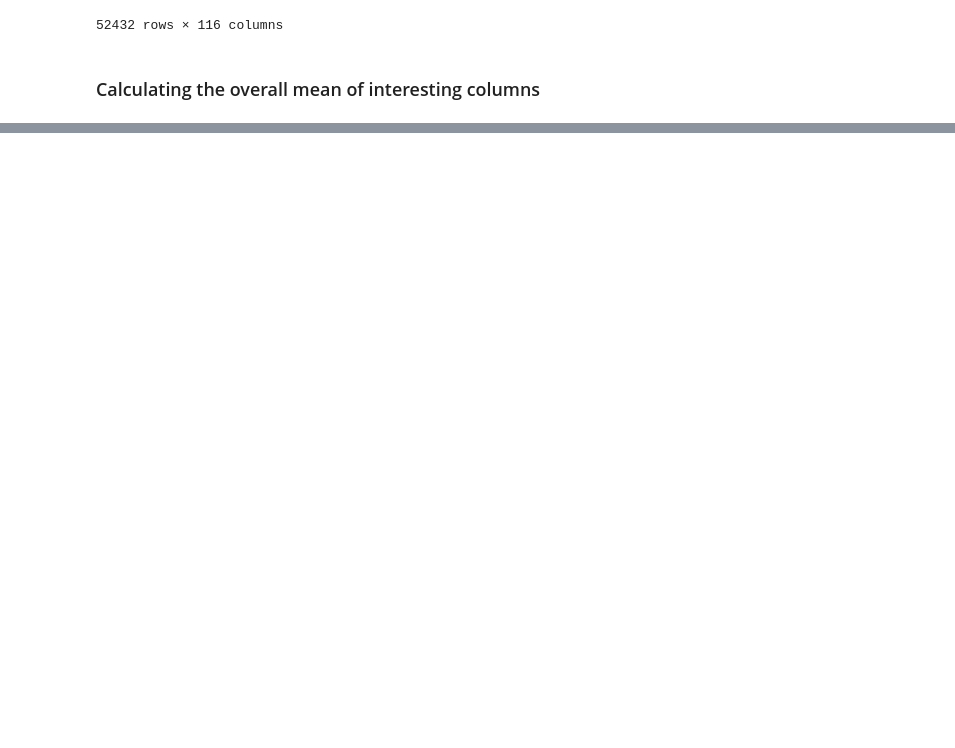
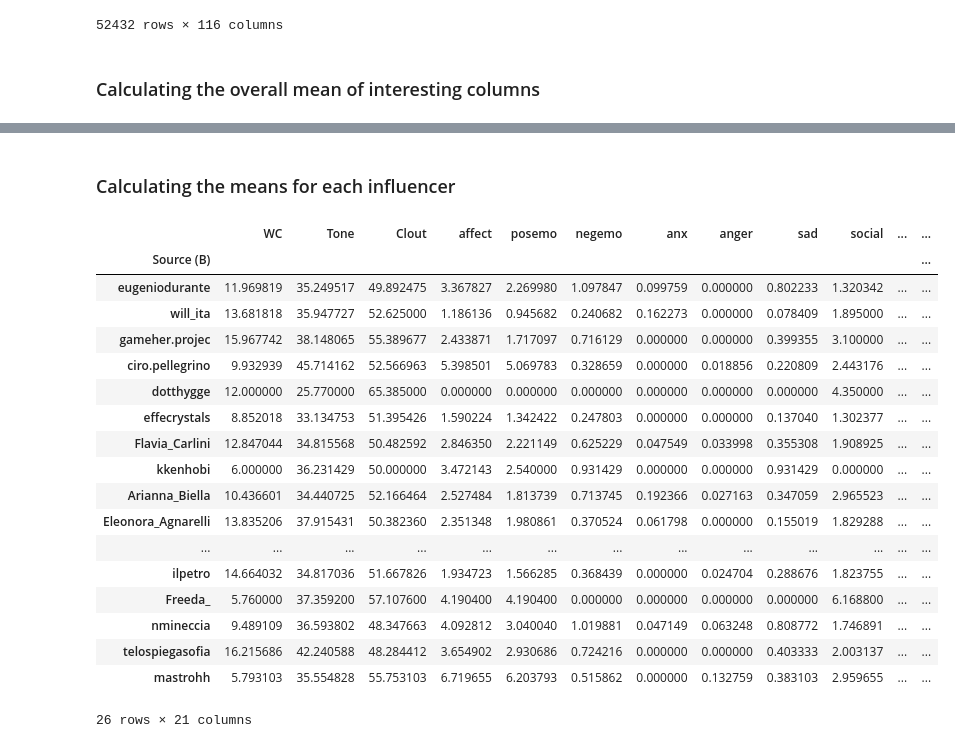
Before and after one commit to davidecolussi/Politok, a Jupyter notebook: TikTok/Tikapi/analyze_LIWC.ipynb, the cells around one changed output, grey strips where cells are left out. Drawn from its saved outputs; the diff is of its cells as text; code cells hidden in the pictures; blank space fills up the shorter version.

```diff
--- a/TikTok/Tikapi/analyze_LIWC.ipynb
+++ b/TikTok/Tikapi/analyze_LIWC.ipynb
@@ -99,2 +101,2 @@ display(df_people_means)
 # %%
-polititan_names = ["Berlusconi","Conte","Calenda","Meloni","Partito_Democratico", "Renzi", "Salvini","Luca_Carabetta", "manueltuziofficial"]
+politicians_names = ["Berlusconi","Conte","Calenda","Meloni","Partito_Democratico", "Renzi", "Salvini","Luca_Carabetta", "manueltuziofficial"]
@@ -100,0 +108,25 @@ polititan_names = ["Berlusconi","Conte","Calenda","Meloni","Partito_Democratico"
+# %% [markdown]
+### Calculating the means for each influencer
+# %%
+df_influencers_means = df_people_means.loc[set(df_people_means.index) - set(politicians_names)]
+display(df_influencers_means)
+# %% [output]
+|  | WC | Tone | Clout | affect | posemo | negemo | anx | anger | sad | social | ... | ... |
+| Source (B) |  |  |  |  |  |  |  |  |  |  |  | ... |
+| eugeniodurante | 11.969819 | 35.249517 | 49.892475 | 3.367827 | 2.269980 | 1.097847 | 0.099759 | 0.000000 | 0.802233 | 1.320342 | ... | ... |
+| will_ita | 13.681818 | 35.947727 | 52.625000 | 1.186136 | 0.945682 | 0.240682 | 0.162273 | 0.000000 | 0.078409 | 1.895000 | ... | ... |
+| gameher.projec | 15.967742 | 38.148065 | 55.389677 | 2.433871 | 1.717097 | 0.716129 | 0.000000 | 0.000000 | 0.399355 | 3.100000 | ... | ... |
+| ciro.pellegrino | 9.932939 | 45.714162 | 52.566963 | 5.398501 | 5.069783 | 0.328659 | 0.000000 | 0.018856 | 0.220809 | 2.443176 | ... | ... |
+| dotthygge | 12.000000 | 25.770000 | 65.385000 | 0.000000 | 0.000000 | 0.000000 | 0.000000 | 0.000000 | 0.000000 | 4.350000 | ... | ... |
+| effecrystals | 8.852018 | 33.134753 | 51.395426 | 1.590224 | 1.342422 | 0.247803 | 0.000000 | 0.000000 | 0.137040 | 1.302377 | ... | ... |
+| Flavia_Carlini | 12.847044 | 34.815568 | 50.482592 | 2.846350 | 2.221149 | 0.625229 | 0.047549 | 0.033998 | 0.355308 | 1.908925 | ... | ... |
+| kkenhobi | 6.000000 | 36.231429 | 50.000000 | 3.472143 | 2.540000 | 0.931429 | 0.000000 | 0.000000 | 0.931429 | 0.000000 | ... | ... |
+| Arianna_Biella | 10.436601 | 34.440725 | 52.166464 | 2.527484 | 1.813739 | 0.713745 | 0.192366 | 0.027163 | 0.347059 | 2.965523 | ... | ... |
+| Eleonora_Agnarelli | 13.835206 | 37.915431 | 50.382360 | 2.351348 | 1.980861 | 0.370524 | 0.061798 | 0.000000 | 0.155019 | 1.829288 | ... | ... |
+| ... | ... | ... | ... | ... | ... | ... | ... | ... | ... | ... | ... | ... |
+| ilpetro | 14.664032 | 34.817036 | 51.667826 | 1.934723 | 1.566285 | 0.368439 | 0.000000 | 0.024704 | 0.288676 | 1.823755 | ... | ... |
+| Freeda_ | 5.760000 | 37.359200 | 57.107600 | 4.190400 | 4.190400 | 0.000000 | 0.000000 | 0.000000 | 0.000000 | 6.168800 | ... | ... |
+| nmineccia | 9.489109 | 36.593802 | 48.347663 | 4.092812 | 3.040040 | 1.019881 | 0.047149 | 0.063248 | 0.808772 | 1.746891 | ... | ... |
+| telospiegasofia | 16.215686 | 42.240588 | 48.284412 | 3.654902 | 2.930686 | 0.724216 | 0.000000 | 0.000000 | 0.403333 | 2.003137 | ... | ... |
+| mastrohh | 5.793103 | 35.554828 | 55.753103 | 6.719655 | 6.203793 | 0.515862 | 0.000000 | 0.132759 | 0.383103 | 2.959655 | ... | ... |
+26 rows × 21 columns
```
Also changed, not shown: parts of 5 cells of this notebook.
